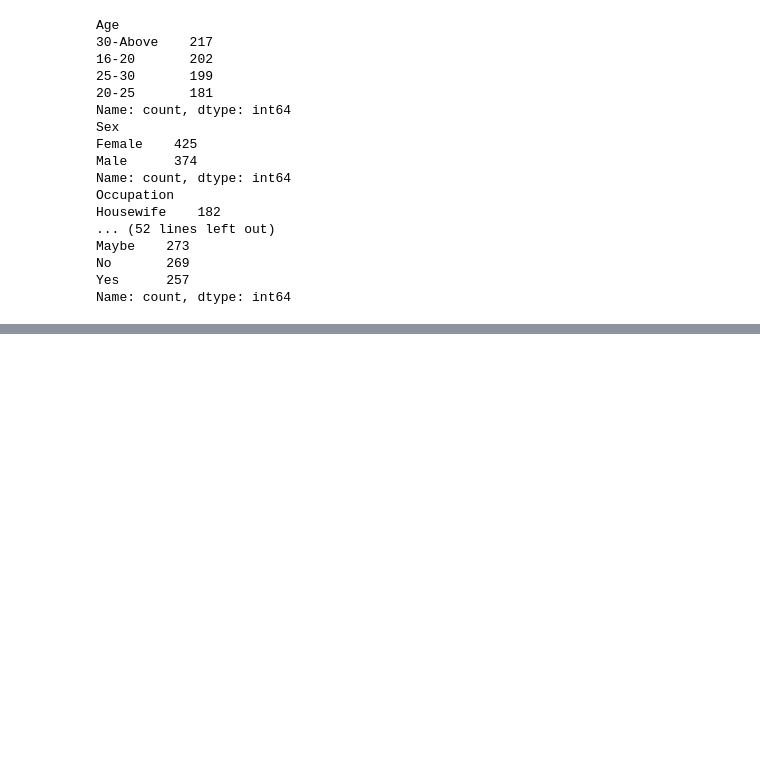
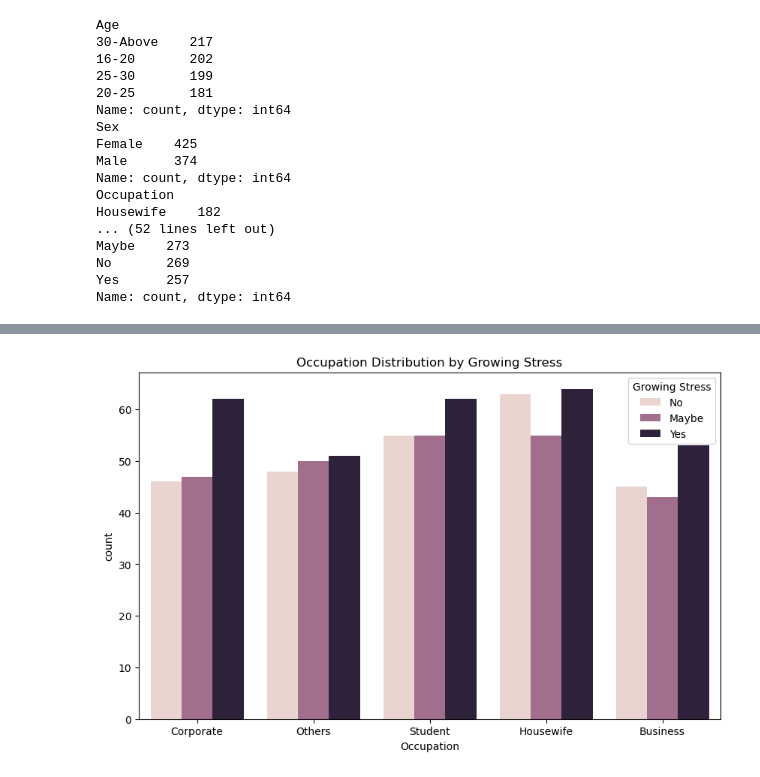
Before and after one commit to hakankorpe/2024, a Jupyter notebook: mental_health_dataset/Mental Health Data.ipynb, the cells around one changed output, grey strips where cells are left out. Cells and saved outputs as stored; diff of their text form; code cells hidden in the pictures; blank space fills up the shorter version.

```diff
--- a/mental_health_dataset/Mental Health Data.ipynb
+++ b/mental_health_dataset/Mental Health Data.ipynb
@@ -80,0 +206,12 @@ Name: count, dtype: int64
+# %%
+plt.figure(figsize=(10, 6))
+sns.countplot(x="Occupation", hue=target_variable, data=plot_data)
+
+
+hue_labels = plot_data[target_variable].unique()
+plt.legend(title=target_variable, labels=[legend_labels[label] for label in hue_labels])
+
+plt.title(f"Occupation Distribution by {target_variable}")
+plt.show()
+# %% [output]
+[figure, added]
```
Also changed, not shown: parts of 15 cells of this notebook, 1 other file.
